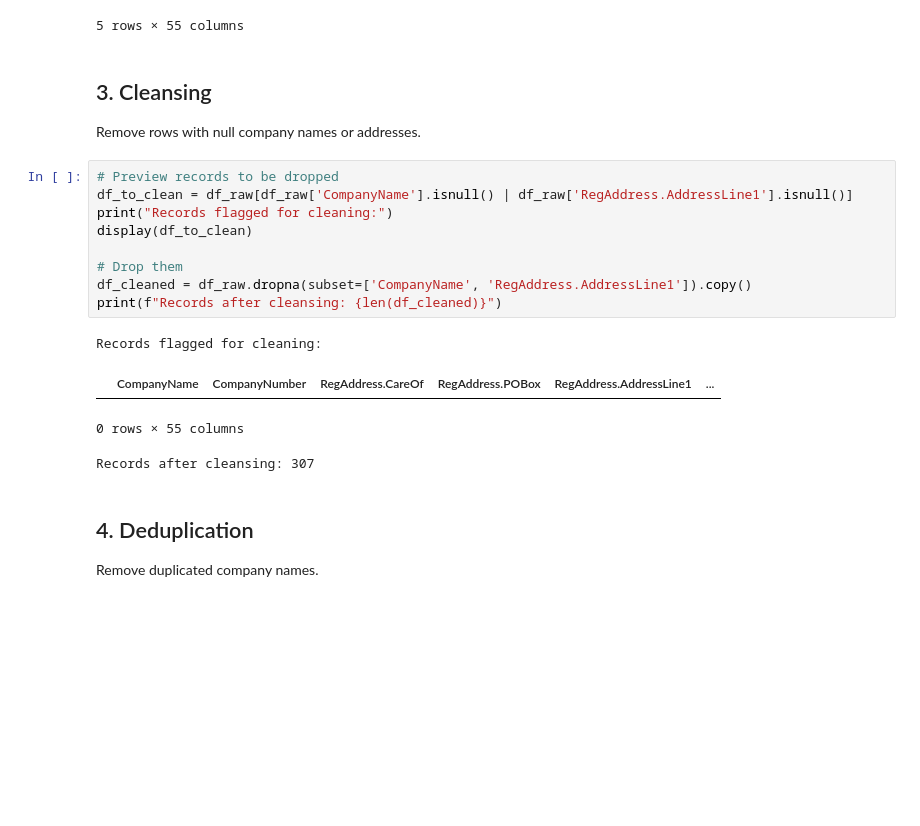
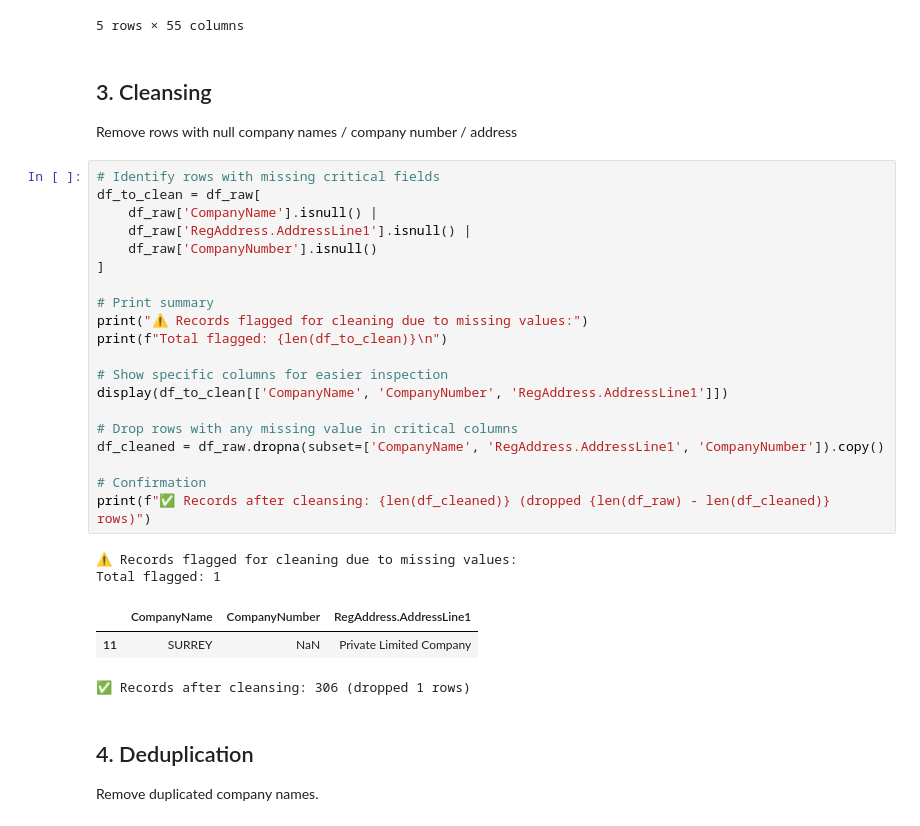
Before and after one commit to mmarifmz/uk-company-profiling-api-matching, a Jupyter notebook: notebooks/CluedIn_Company_Data_Profiling_and_Validation.ipynb, the cells around one changed output. Cells and saved outputs as stored; diff of their text form; blank space fills up the shorter version.

```diff
--- a/notebooks/CluedIn_Company_Data_Profiling_and_Validation.ipynb
+++ b/notebooks/CluedIn_Company_Data_Profiling_and_Validation.ipynb
@@ -61,21 +61,33 @@ df_profile.head()
 5 rows × 55 columns
 # %% [markdown]
 ## 3. Cleansing
-Remove rows with null company names or addresses.
+Remove rows with null company names / company number / address
 # %%
-# Preview records to be dropped
-df_to_clean = df_raw[df_raw['CompanyName'].isnull() | df_raw['RegAddress.AddressLine1'].isnull()]
-print("Records flagged for cleaning:")
-display(df_to_clean)
+# Identify rows with missing critical fields
+df_to_clean = df_raw[
+    df_raw['CompanyName'].isnull() |
+    df_raw['RegAddress.AddressLine1'].isnull() |
+    df_raw['CompanyNumber'].isnull()
+]
 
-# Drop them
-df_cleaned = df_raw.dropna(subset=['CompanyName', 'RegAddress.AddressLine1']).copy()
-print(f"Records after cleansing: {len(df_cleaned)}")
+# Print summary
+print("⚠️ Records flagged for cleaning due to missing values:")
+print(f"Total flagged: {len(df_to_clean)}\n")
+
+# Show specific columns for easier inspection
+display(df_to_clean[['CompanyName', 'CompanyNumber', 'RegAddress.AddressLine1']])
+
+# Drop rows with any missing value in critical columns
+df_cleaned = df_raw.dropna(subset=['CompanyName', 'RegAddress.AddressLine1', 'CompanyNumber']).copy()
+
+# Confirmation
+print(f"✅ Records after cleansing: {len(df_cleaned)} (dropped {len(df_raw) - len(df_cleaned)} rows)")
 # %% [output]
-Records flagged for cleaning:
+⚠️ Records flagged for cleaning due to missing values:
+Total flagged: 1
-|  | CompanyName | CompanyNumber | RegAddress.CareOf | RegAddress.POBox | RegAddress.AddressLine1 | ... |
+|  | CompanyName | CompanyNumber | RegAddress.AddressLine1 |
+| 11 | SURREY | NaN | Private Limited Company |
-0 rows × 55 columns
+✅ Records after cleansing: 306 (dropped 1 rows)
-Records after cleansing: 307
 # %% [markdown]
 ## 4. Deduplication
 Remove duplicated company names.
```
Also changed, not shown: parts of 11 cells of this notebook, 3 other files.
